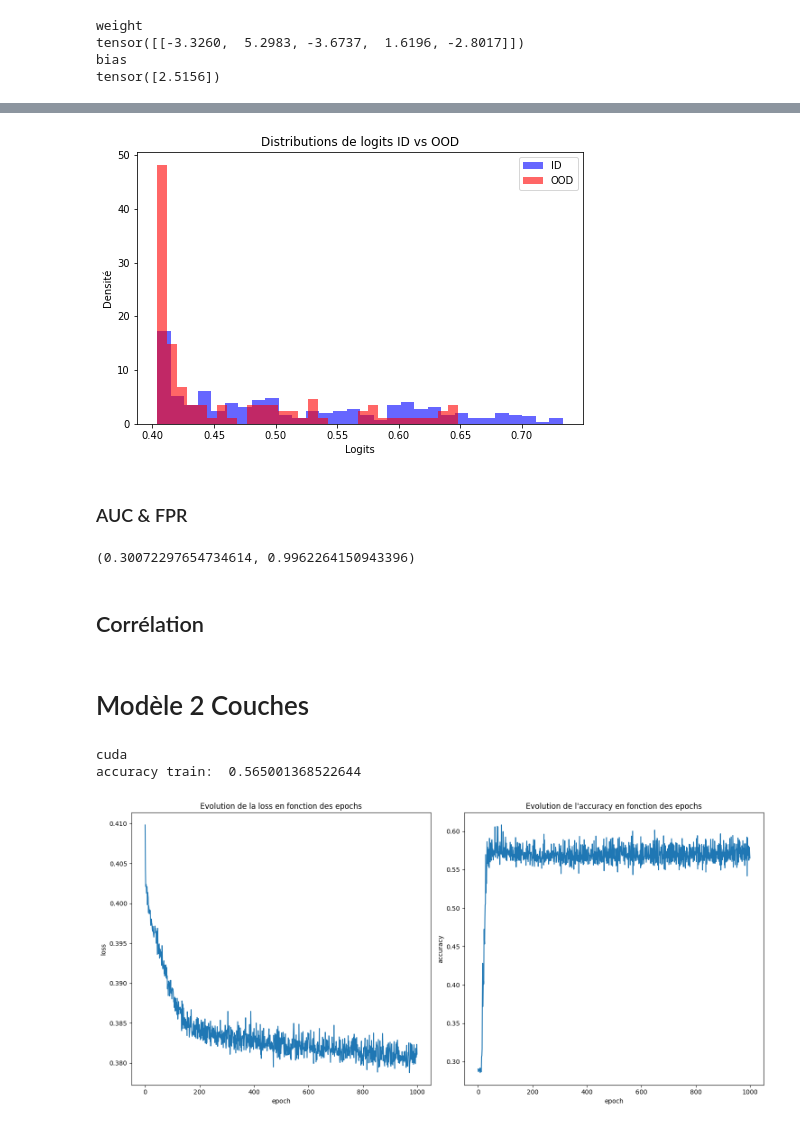
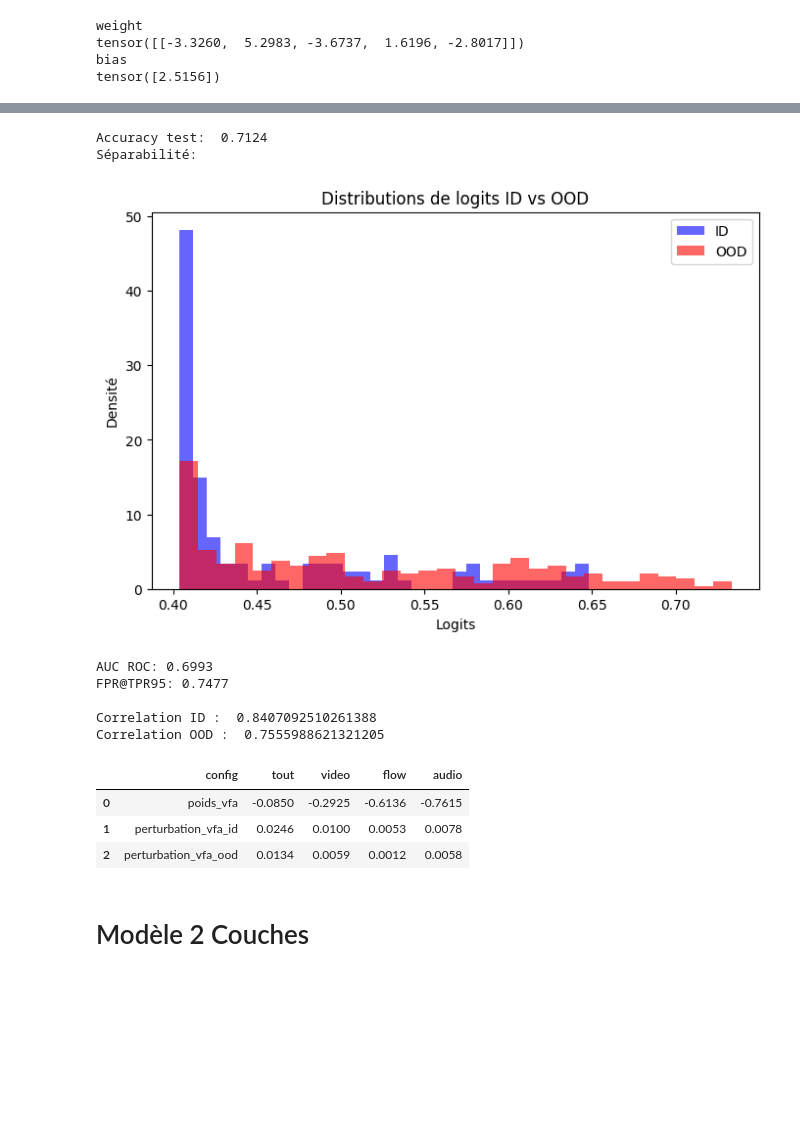
Before and after one commit to MaoucheMounir/MultiOOD, a Jupyter notebook: classif_react/modality_classifier_near_vfa.ipynb, the cells around one changed output, grey strips where cells are left out. Drawn from its saved outputs; the diff is of its cells as text; code cells hidden in the pictures; blank space fills up the shorter version.

```diff
--- a/classif_react/modality_classifier_near_vfa.ipynb
+++ b/classif_react/modality_classifier_near_vfa.ipynb
@@ -185,11 +197,10 @@ bias
 tensor([1.6822])
 # %%
 input_dim = 5 #react sur tous + react sur aucun + react video + react flow + react audio
-hidden_dim = 2
 output_dim = 1
 model = nn.Linear(input_dim, output_dim)
 
-model.load_state_dict(torch.load("model_vfa2.pth"))
+model.load_state_dict(torch.load("model_vfa.pth"))
 # %% [output]
 <All keys matched successfully>
 # %%
@@ -217,13 +217,0 @@ with open("outputs_test_vfa.pkl", 'rb') as f:
-# %%
-separabilite(outputs_test)
-# %% [output]
-[figure, removed]
-# %% [markdown]
-### AUC & FPR
-# %%
-auroc, aupr_in, aupr_out, fpr = auc_and_fpr_recall(np.array(outputs_test["all_outputs_test"]), np.array(outputs_test["all_labels_test"]), tpr_th=0.95)
-auroc, fpr
-# %% [output]
-(0.30072297654734614, 0.9962264150943396)
-# %% [markdown]
-## Corrélation
@@ -236,14 +218,17 @@ df
+# %%
+outputs_test, auroc, fpr, df, correlation_id, correlation_ood = performance_report(model, test_dataloader, NearOODFramework("vfa"))
+# %% [output]
+Accuracy test:  0.7124
+Séparabilité:
+[figure, added]
+AUC ROC: 0.6993
+FPR@TPR95: 0.7477
+
+Correlation ID :  0.8407092510261388
+Correlation OOD :  0.7555988621321205
+|  | config | tout | video | flow | audio |
+| 0 | poids_vfa | -0.0850 | -0.2925 | -0.6136 | -0.7615 |
+| 1 | perturbation_vfa_id | 0.0246 | 0.0100 | 0.0053 | 0.0078 |
+| 2 | perturbation_vfa_ood | 0.0134 | 0.0059 | 0.0012 | 0.0058 |
 # %% [markdown]
 # Modèle 2 Couches
-# %%
-model = nn.Sequential(nn.Linear(input_dim, hidden_dim), nn.ReLU(), nn.Linear(hidden_dim, output_dim))
-criterion = nn.BCEWithLogitsLoss(pos_weight=torch.tensor(pos_weight)) # Pondération des classes
-lr=0.1
-optim = torch.optim.SGD(model.parameters(), lr)
-nb_epochs = 1000
-plot_loss, plot_acc, accuracy_train = train(model, train_dataloader, criterion, optim, nb_epochs)
-visualize(plot_loss, plot_acc)
-# %% [output]
-cuda
-accuracy train:  0.565001368522644
-[figure, removed]
```
Also changed, not shown: parts of 17 cells of this notebook, 13 other files.
